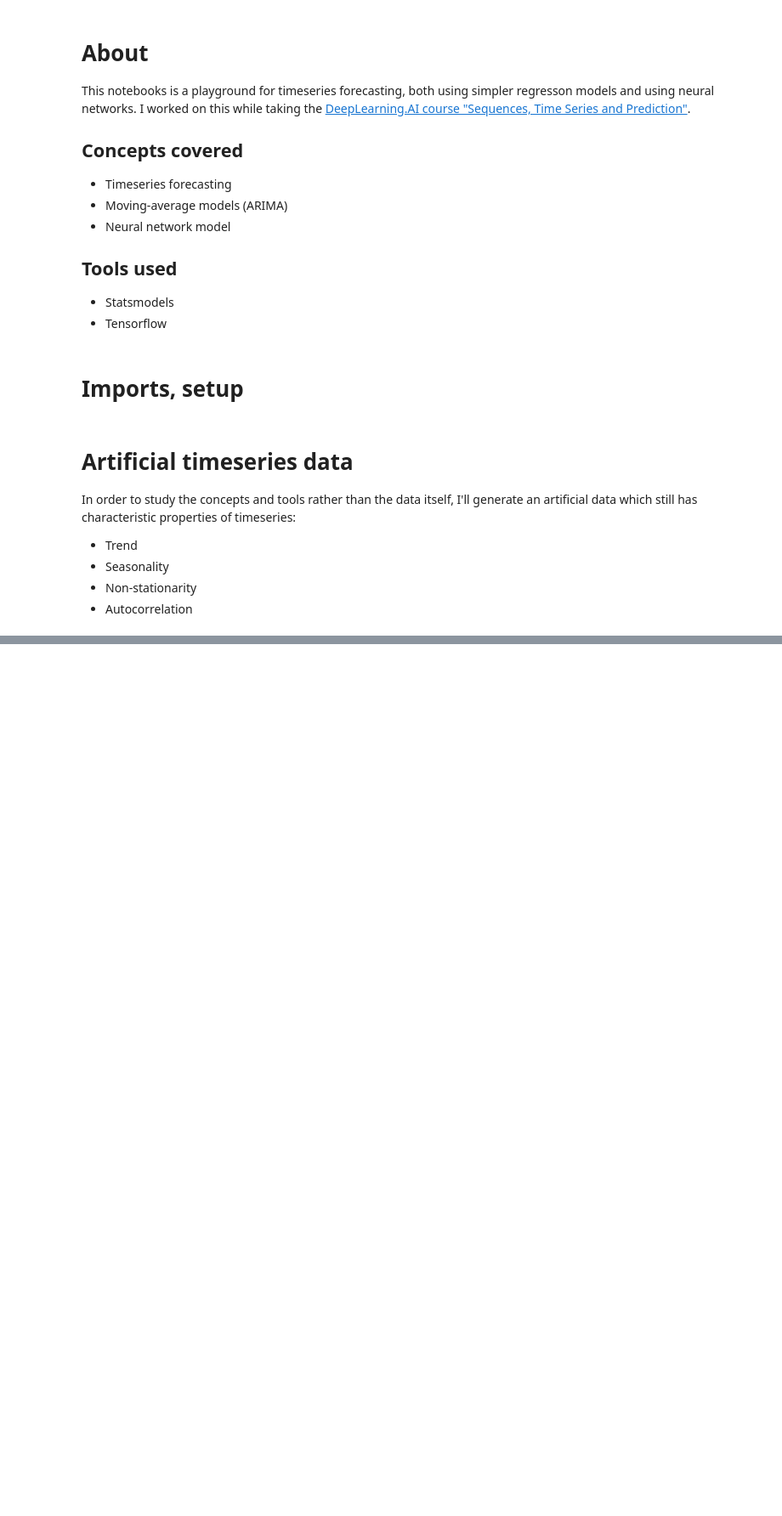
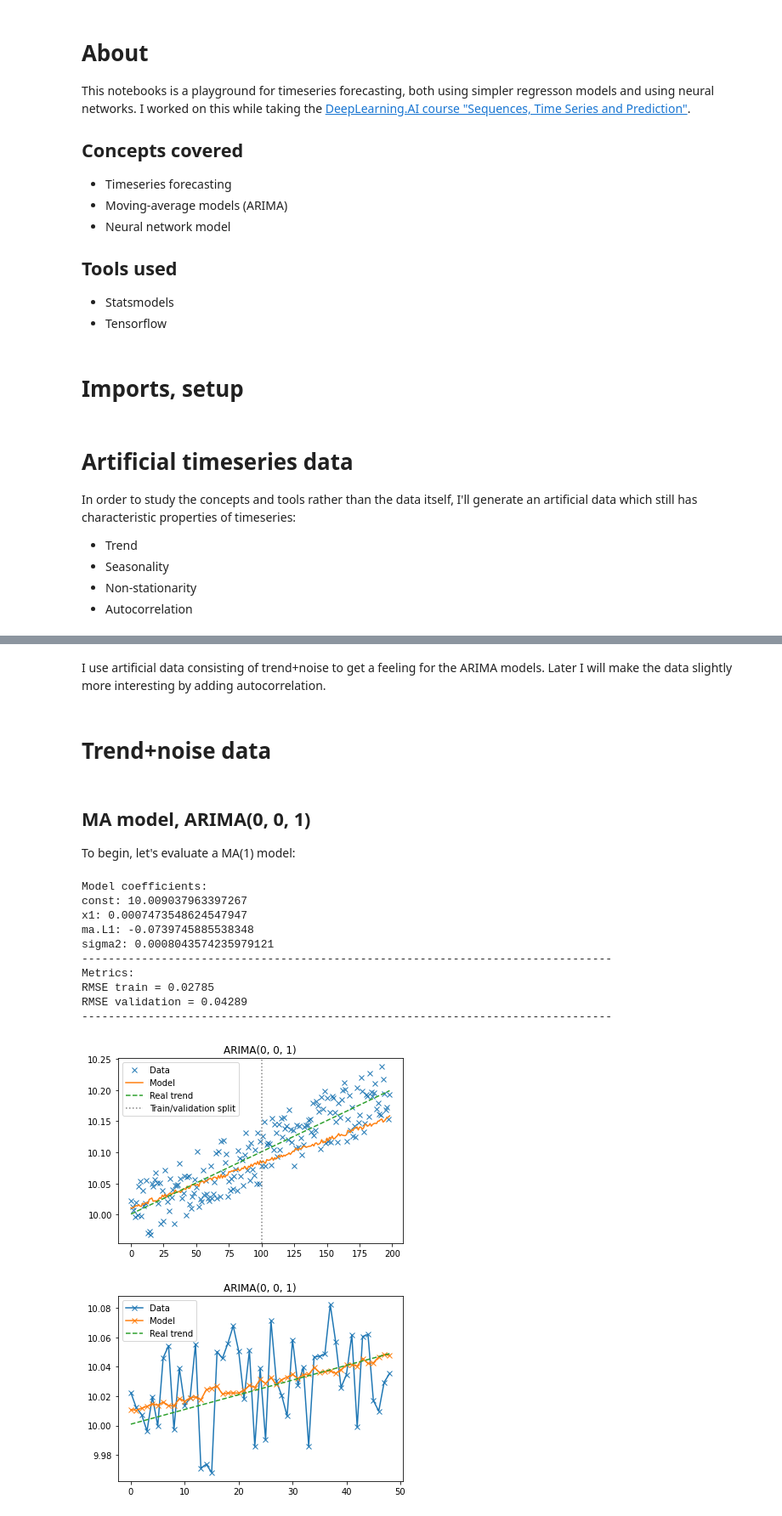
Before and after one commit to vivecalindahl/timeseries-prediction, a Jupyter notebook: timeseries-forecasting.ipynb, the cells around one changed output, grey strips where cells are left out. Shown: that part at 85% size. Saved outputs shown, nothing was run; the diff lists cells and outputs as text; code cells hidden in the pictures; blank space fills up the shorter version.

```diff
--- a/timeseries-forecasting.ipynb
+++ b/timeseries-forecasting.ipynb
@@ -44,3 +38,0 @@ def nonstationarity(times, tail_fraction=0.2):
-# %%
-def autocorrelation():
-    pass
@@ -63,0 +164,9 @@ plt.legend();
+# %%
+def predict_ARIMA(x, times, model, model_fit):
+    "Make predictions for trained model using data x"
+    tmp_model = ARIMA(x, order=model.order, trend=model.trend, seasonal_order=model.seasonal_order)
+    tmp_fit = tmp_model.smooth(model_fit.params)
+    yhat = tmp_fit.predict(times[0], times[-1])
+    return yhat
+# %% [markdown]
+I use artificial data consisting of trend+noise to get a feeling for the ARIMA models. Later I will make the data slightly more interesting by adding autocorrelation.
@@ -63,0 +234,20 @@ plt.legend();
+# %% [markdown]
+# Trend+noise data
+# %% [markdown]
+## MA model, ARIMA(0, 0, 1)
+To begin, let's evaluate a MA(1) model:
+# %%
+evaluate_arima((0, 0, 1))
+# %% [output]
+Model coefficients:
+const: 10.009037963397267
+x1: 0.0007473548624547947
+ma.L1: -0.0739745885538348
+sigma2: 0.0008043574235979121
+--------------------------------------------------------------------------------
+Metrics:
+RMSE train = 0.02785
+RMSE validation = 0.04289
+--------------------------------------------------------------------------------
+[figure, added]
+[figure, added]
```
Also changed, not shown: parts of 35 cells of this notebook.
